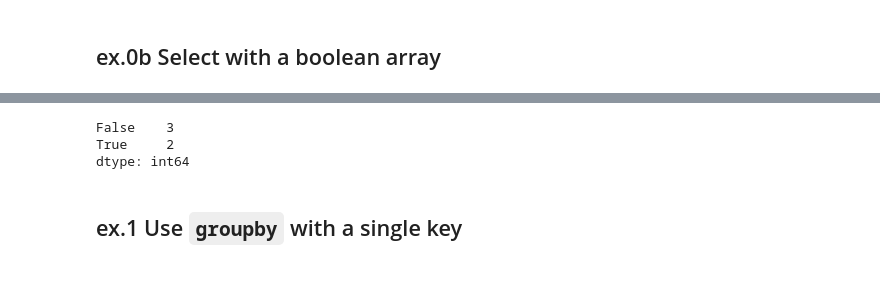
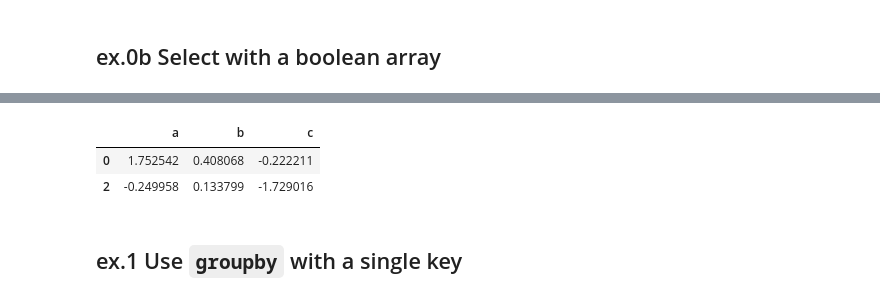
Before and after one commit to mehemken/technique, a Jupyter notebook: basic_pandas/groupby_3.ipynb, the cells around one changed output, grey strips where cells are left out. Drawn from its saved outputs; the diff is of its cells as text; code cells hidden in the pictures.

```diff
--- a/basic_pandas/groupby_3.ipynb
+++ b/basic_pandas/groupby_3.ipynb
@@ -33,10 +33,9 @@ array([ True, False, False,  True, False], dtype=bool)
-# %%
-g = df.groupby(mask)
-g.size()
-# %% [output]
-False    3
-True     2
-dtype: int64
+# %%
+df[mask]
+# %% [output]
+|  | a | b | c |
+| 0 | 1.752542 | 0.408068 | -0.222211 |
+| 2 | -0.249958 | 0.133799 | -1.729016 |
 # %% [markdown]
 ## ex.1 Use `groupby` with a single key
 # %%
```
Also changed, not shown: parts of 30 cells of this notebook.
